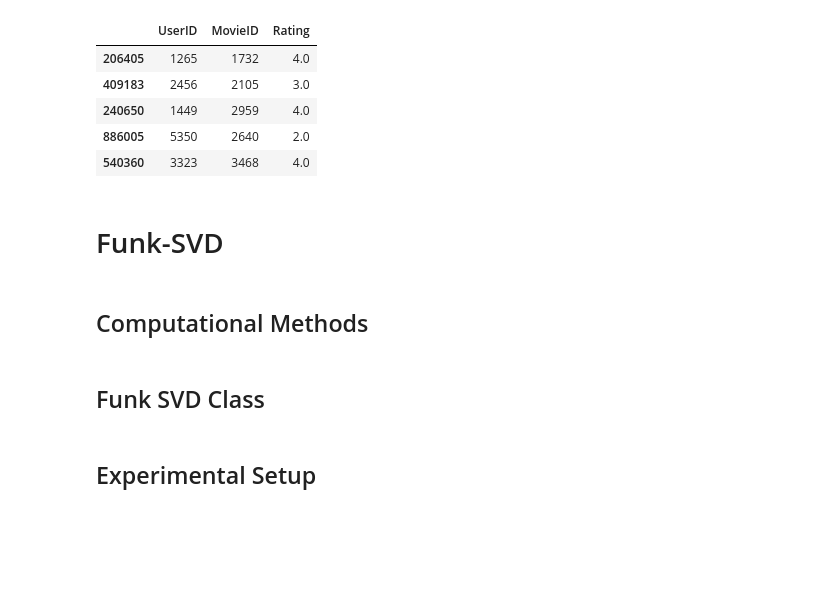
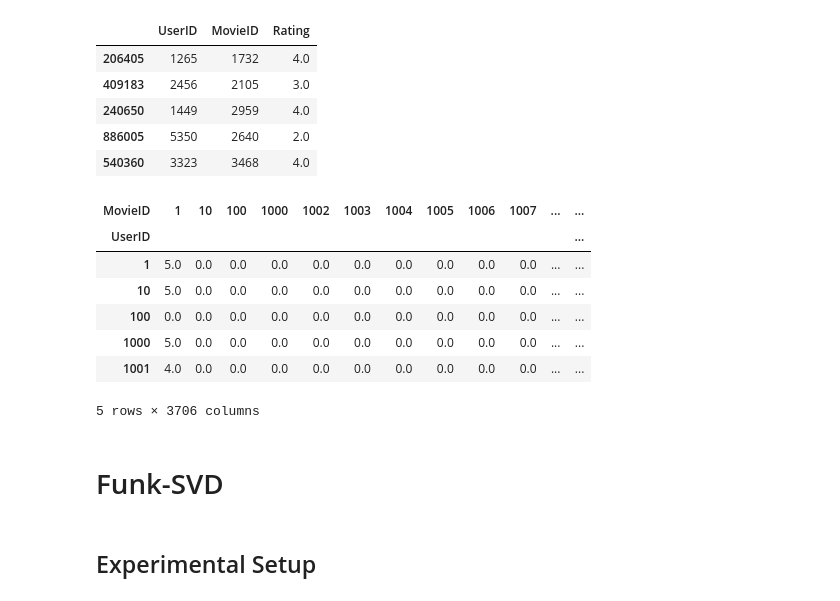
Before and after one commit to danielkorat/recommend, a Jupyter notebook: recommend.ipynb, the cells around one changed output. Cells and saved outputs as stored; diff of their text form; code cells hidden in the pictures; blank space fills up the shorter version.

```diff
--- a/recommend.ipynb
+++ b/recommend.ipynb
@@ -66,7 +66,16 @@ def split(df):
     test_df = pd.concat(test)
     train_df= df.drop(test_df.index.tolist())
 
-    return train_df, test_df
+
+    matrix_only_with_test = np.zeros(R_df.shape, dtype=np.float64)
+    matrix_only_with_test[x_indices, y_indices] =  R_df.values[x_indices, y_indices]
+    M_test_df = pd.DataFrame(matrix_only_with_test, index=R_df.index, columns=R_df.columns)
+
+    matrix_without_test = R_df.copy().values
+    matrix_without_test[x_indices,y_indices] = 0.0
+    M_train_df = pd.DataFrame(matrix_without_test, index=R_df.index, columns=R_df.columns)
+
+    return train_df, test_df, M_train_df, M_test_df
 # %%
 ratings_df = get_dataset()
-train_df, test_df = split(ratings_df)
+train_df, test_df, M_train_df, M_test_df = split(ratings_df)
@@ -79,4 +91,15 @@ test_df.head()
 | 240650 | 1449 | 2959 | 4.0 |
 | 886005 | 5350 | 2640 | 2.0 |
 | 540360 | 3323 | 3468 | 4.0 |
+# %%
+M_train_df.head()
+# %% [output]
+| MovieID | 1 | 10 | 100 | 1000 | 1002 | 1003 | 1004 | 1005 | 1006 | 1007 | ... | ... |
+| UserID |  |  |  |  |  |  |  |  |  |  |  | ... |
+| 1 | 5.0 | 0.0 | 0.0 | 0.0 | 0.0 | 0.0 | 0.0 | 0.0 | 0.0 | 0.0 | ... | ... |
+| 10 | 5.0 | 0.0 | 0.0 | 0.0 | 0.0 | 0.0 | 0.0 | 0.0 | 0.0 | 0.0 | ... | ... |
+| 100 | 0.0 | 0.0 | 0.0 | 0.0 | 0.0 | 0.0 | 0.0 | 0.0 | 0.0 | 0.0 | ... | ... |
+| 1000 | 5.0 | 0.0 | 0.0 | 0.0 | 0.0 | 0.0 | 0.0 | 0.0 | 0.0 | 0.0 | ... | ... |
+| 1001 | 4.0 | 0.0 | 0.0 | 0.0 | 0.0 | 0.0 | 0.0 | 0.0 | 0.0 | 0.0 | ... | ... |
+5 rows × 3706 columns
 # %% [markdown]
@@ -83,6 +108,2 @@ test_df.head()
 # Funk-SVD
-# %% [markdown]
-## Computational Methods
-# %% [markdown]
-## Funk SVD Class
 # %%
```
Also changed, not shown: parts of 9 cells of this notebook.
